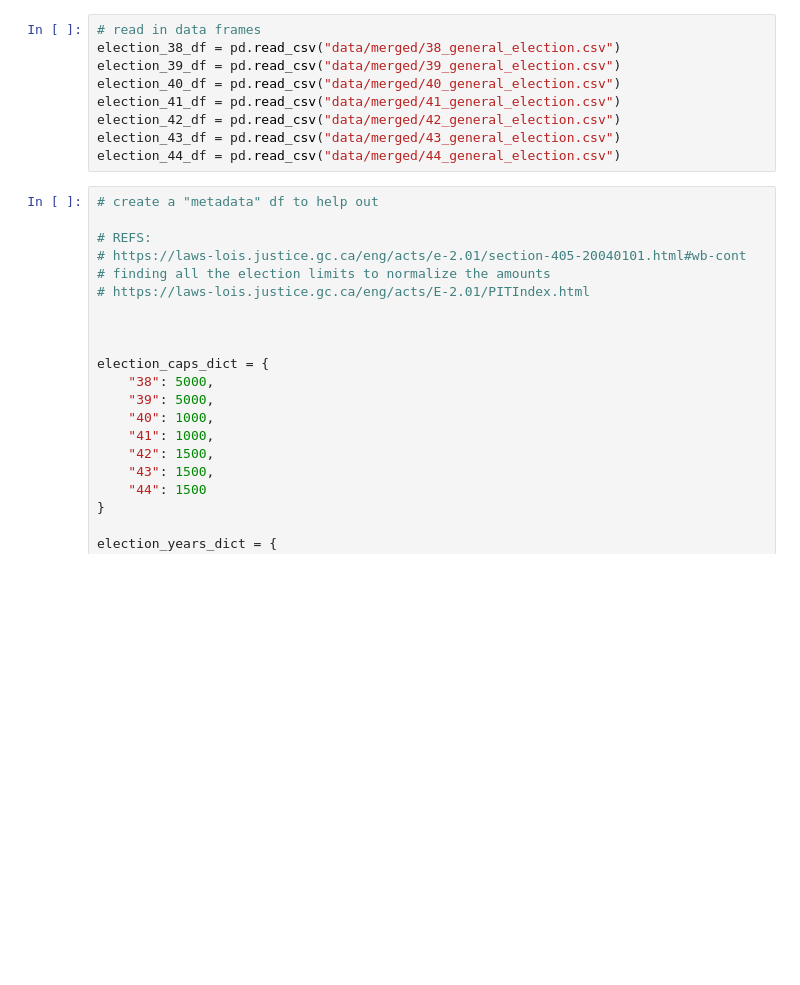
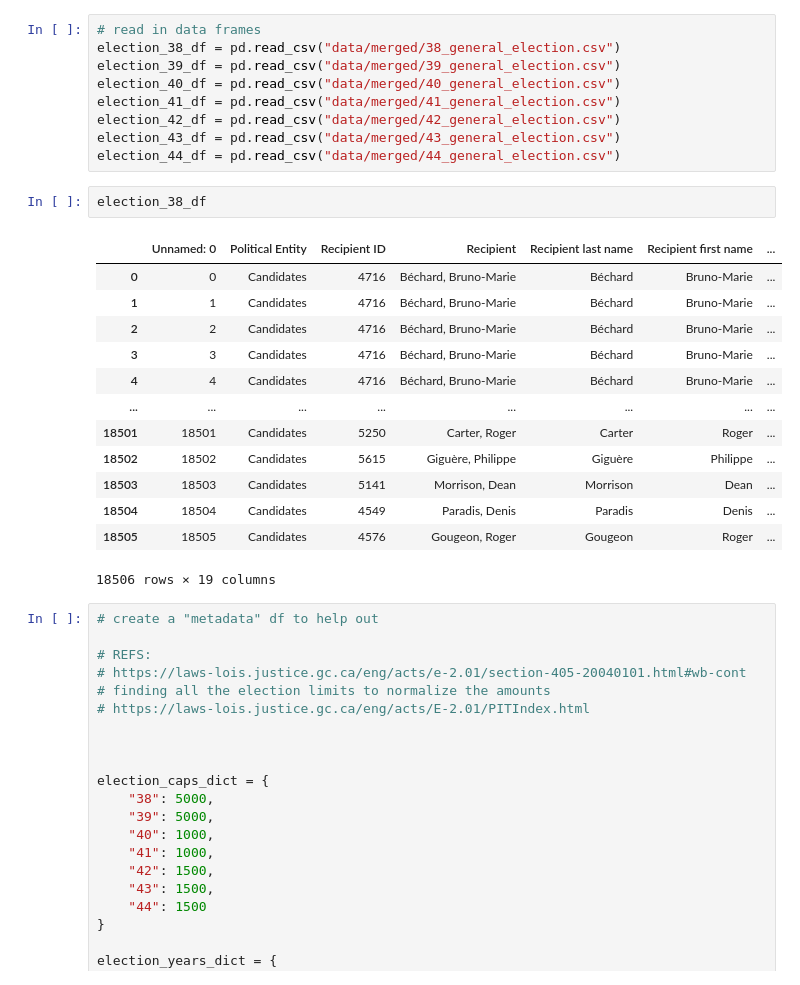
Before and after one commit to cjyu98/elections_contributions, a Jupyter notebook: eda_modeling.ipynb, the cells around one changed output. Cells and saved outputs as stored; diff of their text form; blank space fills up the shorter version.

```diff
--- a/eda_modeling.ipynb
+++ b/eda_modeling.ipynb
@@ -18,6 +21,22 @@ election_41_df = pd.read_csv("data/merged/41_general_election.csv")
 election_42_df = pd.read_csv("data/merged/42_general_election.csv")
 election_43_df = pd.read_csv("data/merged/43_general_election.csv")
 election_44_df = pd.read_csv("data/merged/44_general_election.csv")
+# %%
+election_38_df
+# %% [output]
+|  | Unnamed: 0 | Political Entity | Recipient ID | Recipient | Recipient last name | Recipient first name | ... |
+| 0 | 0 | ﻿Candidates | 4716 | Béchard, Bruno-Marie | Béchard | Bruno-Marie | ... |
+| 1 | 1 | Candidates | 4716 | Béchard, Bruno-Marie | Béchard | Bruno-Marie | ... |
+| 2 | 2 | Candidates | 4716 | Béchard, Bruno-Marie | Béchard | Bruno-Marie | ... |
+| 3 | 3 | Candidates | 4716 | Béchard, Bruno-Marie | Béchard | Bruno-Marie | ... |
+| 4 | 4 | Candidates | 4716 | Béchard, Bruno-Marie | Béchard | Bruno-Marie | ... |
+| ... | ... | ... | ... | ... | ... | ... | ... |
+| 18501 | 18501 | Candidates | 5250 | Carter, Roger | Carter | Roger | ... |
+| 18502 | 18502 | Candidates | 5615 | Giguère, Philippe | Giguère | Philippe | ... |
+| 18503 | 18503 | Candidates | 5141 | Morrison, Dean | Morrison | Dean | ... |
+| 18504 | 18504 | Candidates | 4549 | Paradis, Denis | Paradis | Denis | ... |
+| 18505 | 18505 | Candidates | 4576 | Gougeon, Roger | Gougeon | Roger | ... |
+18506 rows × 19 columns
 # %%
 # create a "metadata" df to help out
 
```
Also changed, not shown: parts of 14 cells of this notebook, 1 other file.
